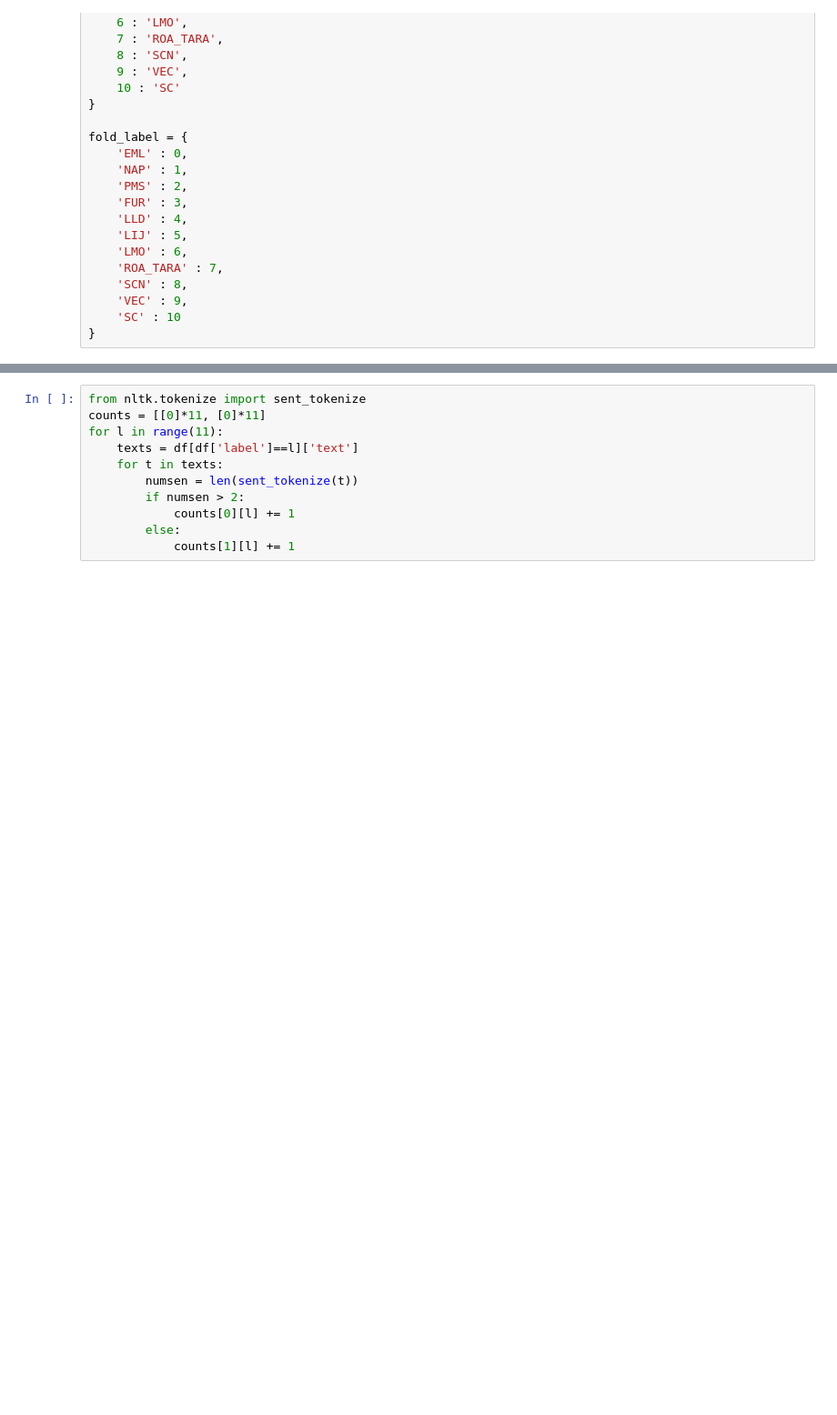
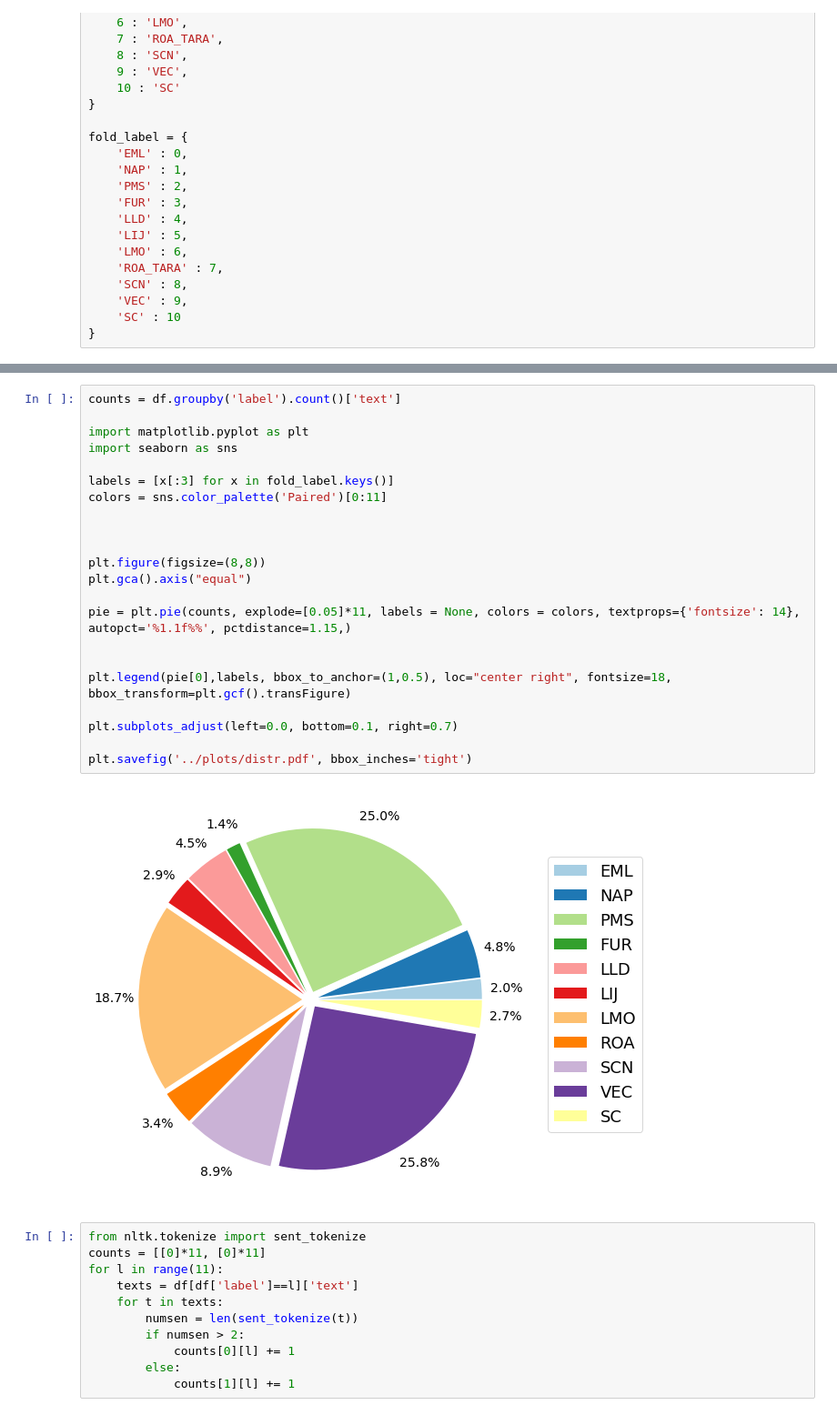
Before and after one commit to eduardoberford/spanish-dialects-identification, a Jupyter notebook: data/exploration.ipynb, the cells around one changed output, grey strips where cells are left out. Shown: that part at 91% size. Saved outputs shown, nothing was run; the diff lists cells and outputs as text; blank space fills up the shorter version.

```diff
--- a/data/exploration.ipynb
+++ b/data/exploration.ipynb
@@ -64,3 +64,27 @@ plt.show()
+# %%
+counts = df.groupby('label').count()['text']
+
+import matplotlib.pyplot as plt
+import seaborn as sns
+
+labels = [x[:3] for x in fold_label.keys()]
+colors = sns.color_palette('Paired')[0:11]
+
+
+
+plt.figure(figsize=(8,8))
+plt.gca().axis("equal")
+
+pie = plt.pie(counts, explode=[0.05]*11, labels = None, colors = colors, textprops={'fontsize': 14}, autopct='%1.1f%%', pctdistance=1.15,)
+
+
+plt.legend(pie[0],labels, bbox_to_anchor=(1,0.5), loc="center right", fontsize=18, bbox_transform=plt.gcf().transFigure)
+
+plt.subplots_adjust(left=0.0, bottom=0.1, right=0.7)
+
+plt.savefig('../plots/distr.pdf', bbox_inches='tight')
+# %% [output]
+[figure, added]
 # %%
 from nltk.tokenize import sent_tokenize
 counts = [[0]*11, [0]*11]
```
Also changed, not shown: parts of 3 cells of this notebook, 27 other files.
